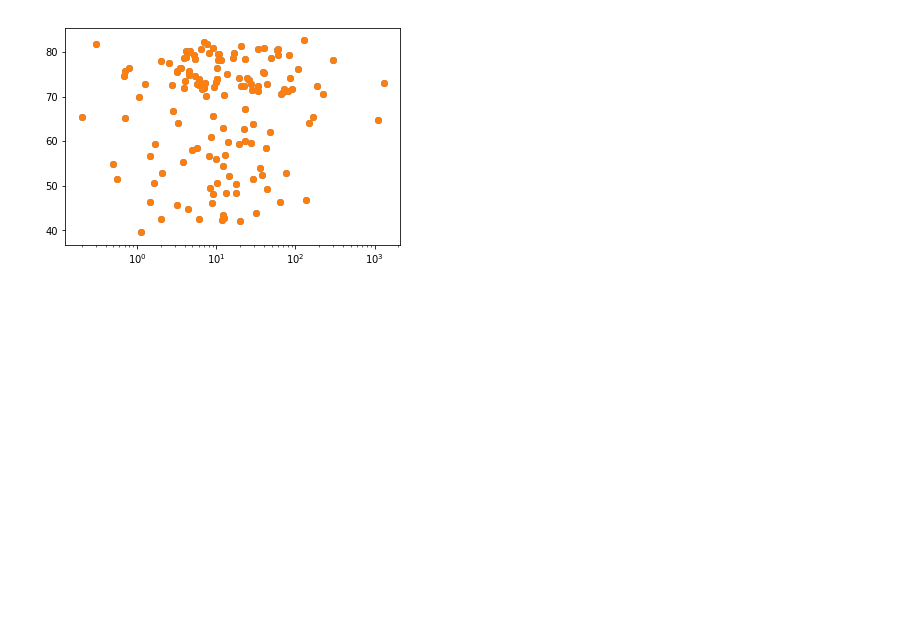
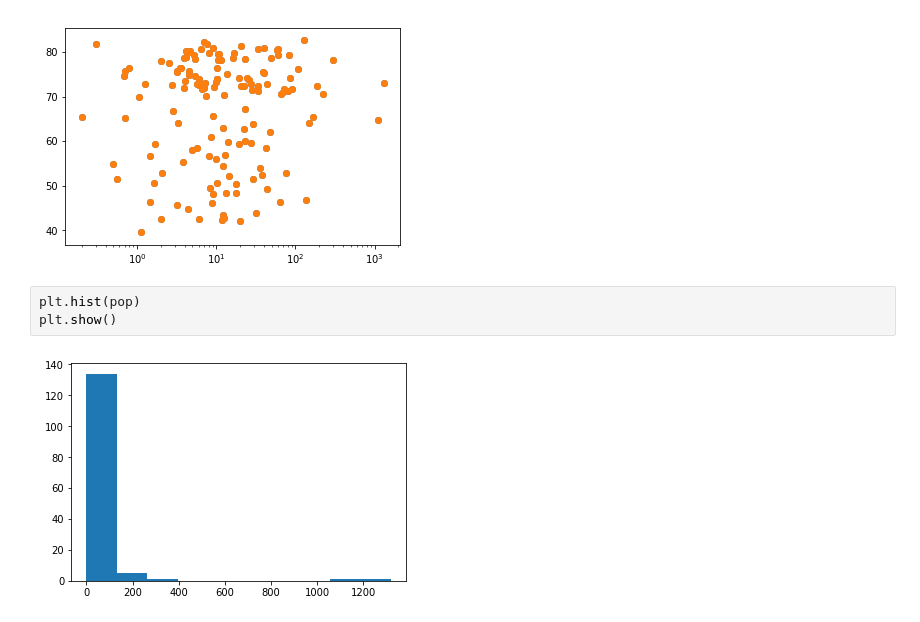
Before and after one commit to bosulliv/datacamp_python, a Jupyter notebook: programming/intermediate/ch1.ipynb, the cells around one changed output. Drawn from its saved outputs; the diff is of its cells as text; blank space fills up the shorter version.

```diff
--- a/programming/intermediate/ch1.ipynb
+++ b/programming/intermediate/ch1.ipynb
@@ -823,3 +823,8 @@ plt.scatter(pop, life_exp)
 plt.show()
 # %% [output]
 [figure]
+# %%
+plt.hist(pop)
+plt.show()
+# %% [output]
+[figure, added]
```
Also changed, not shown: parts of 12 cells of this notebook.
